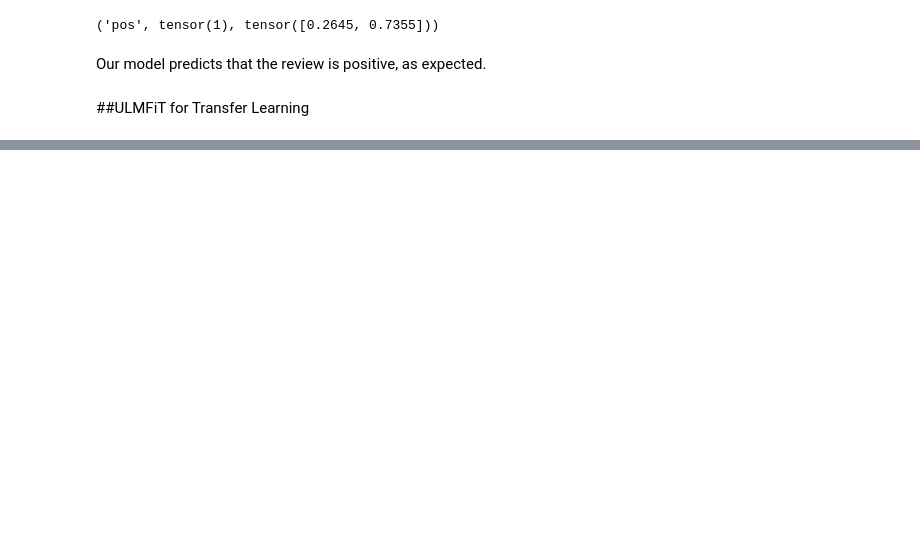
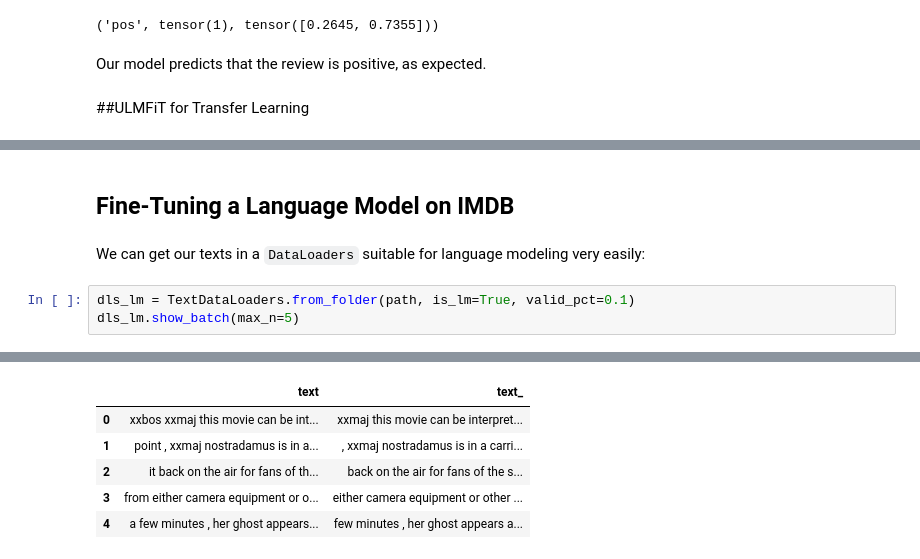
Before and after one commit to rahiakela/applied-nlp-in-enterprise, a Jupyter notebook: 02-transformers-and-transfer-learning/01_transfer_learning_with_fastai.ipynb, the cells around one changed output, grey strips where cells are left out. Saved outputs shown, nothing was run; the diff lists cells and outputs as text; blank space fills up the shorter version.

```diff
--- a/02-transformers-and-transfer-learning/01_transfer_learning_with_fastai.ipynb
+++ b/02-transformers-and-transfer-learning/01_transfer_learning_with_fastai.ipynb
@@ -127,0 +128,8 @@ Since we already have the pretrained Wikipedia language model, we can start with
+# %% [markdown]
+## Fine-Tuning a Language Model on IMDB
+# %% [markdown]
+We can get our texts in a `DataLoaders` suitable for language modeling very easily:
+# %%
+dls_lm = TextDataLoaders.from_folder(path, is_lm=True, valid_pct=0.1)
+dls_lm.show_batch(max_n=5)
+# %% [output]
@@ -127,0 +137,6 @@ Since we already have the pretrained Wikipedia language model, we can start with
+|  | text | text_ |
+| 0 | xxbos xxmaj this movie can be int... | xxmaj this movie can be interpret... |
+| 1 | point , xxmaj nostradamus is in a... | , xxmaj nostradamus is in a carri... |
+| 2 | it back on the air for fans of th... | back on the air for fans of the s... |
+| 3 | from either camera equipment or o... | either camera equipment or other ... |
+| 4 | a few minutes , her ghost appears... | few minutes , her ghost appears a... |
```
Also changed, not shown: parts of 18 cells of this notebook.
